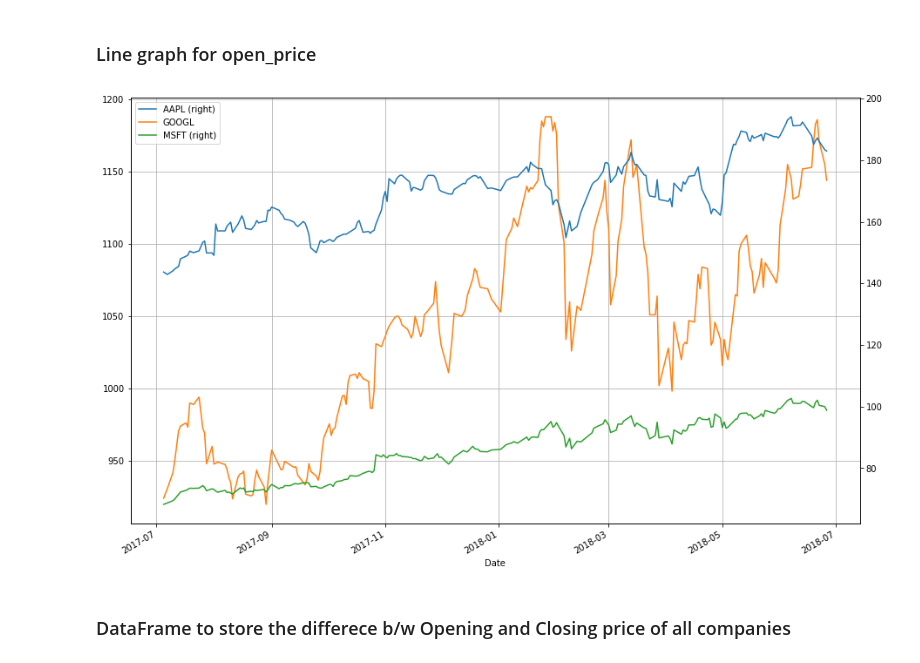
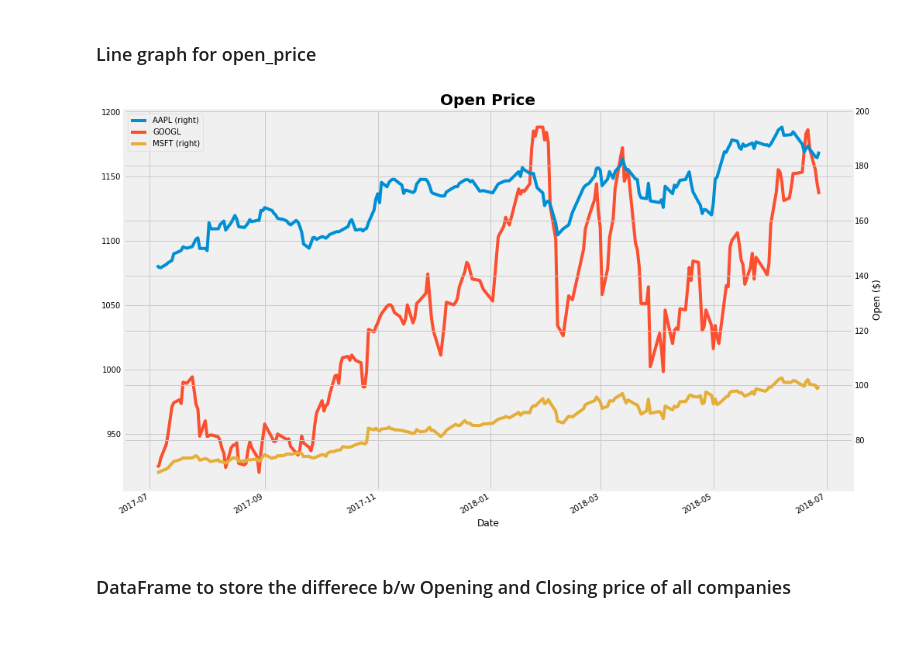
Before and after one commit to abhie-lp/FINANCE_PROJECT, a Jupyter notebook: Code.ipynb, the cells around one changed output. Cells and saved outputs as stored; diff of their text form; code cells hidden in the pictures; blank space fills up the shorter version.

```diff
--- a/Code.ipynb
+++ b/Code.ipynb
@@ -9,7 +9,7 @@ import bs4 as bs
 import urllib.request as ur
 import matplotlib.pyplot as plt
 from matplotlib import style
-import pickle
+style.use("fivethirtyeight")
 # %% [markdown]
 ### Function to get the page-source of the company's url
 # %%
@@ -80,10 +81,13 @@ open_price.dropna(how="any", inplace=True)
 # %% [markdown]
 ### Line graph for open_price
 # %%
+
 open_price.plot(secondary_y=["AAPL", "MSFT"], grid=True, figsize=(15, 10))
+plt.title("Open Price", fontsize=20, fontweight="bold")
+plt.ylabel("Open ($)")
 plt.show()
 # %% [output]
-[figure, old version]
+[figure, new version]
 # %% [markdown]
 ### DataFrame to store the differece b/w Opening and Closing price of all companies
 # %%
```
Also changed, not shown: parts of 24 cells of this notebook.
